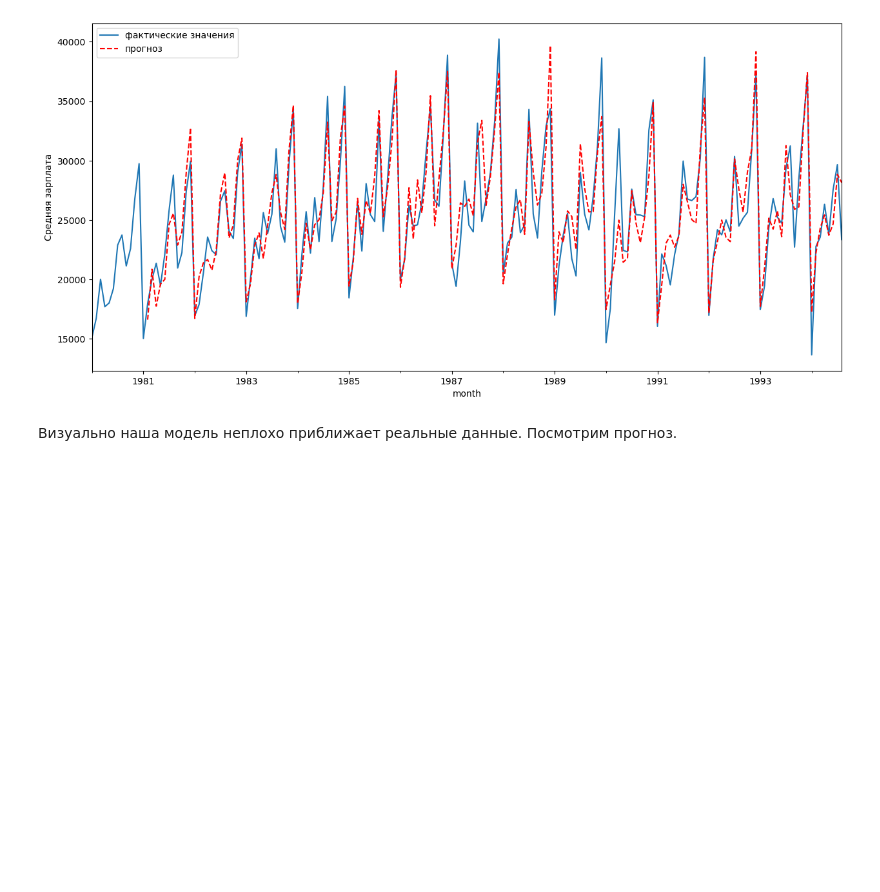
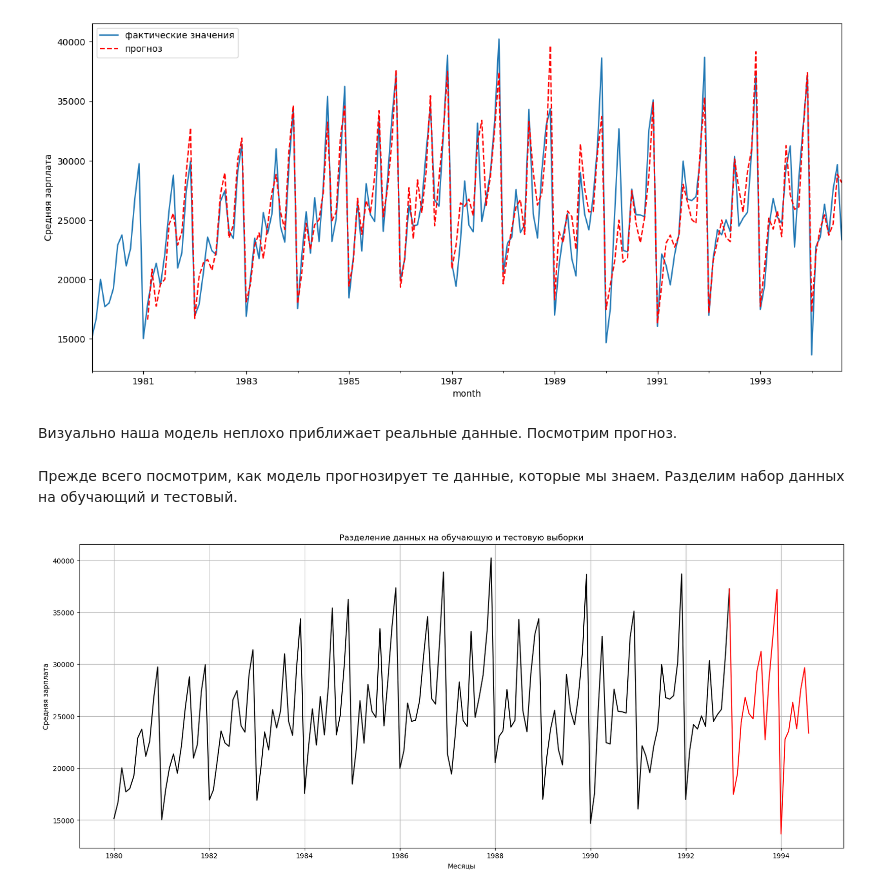
Before and after one commit to AlexanderFA/susu_search_retrieval_analysis, a Jupyter notebook: lab3/task3_1.ipynb, the cells around one changed output. Saved outputs shown, nothing was run; the diff lists cells and outputs as text; code cells hidden in the pictures; blank space fills up the shorter version.

Commit message:
Lab 3 - 7 train and test

```diff
--- a/lab3/task3_1.ipynb
+++ b/lab3/task3_1.ipynb
@@ -267,3 +267,28 @@ plt.show()
 [figure]
 # %% [markdown]
 Визуально наша модель неплохо приближает реальные данные. Посмотрим прогноз.
+# %% [markdown]
+
+Прежде всего посмотрим, как модель прогнозирует те данные, которые мы знаем. Разделим набор данных на обучающий и тестовый.
+# %%
+# обучающая выборка будет включать данные до декабря 1992 года включительно
+train = df[:'1992-12-01']
+# тестовая выборка начнется с января 1993 года
+test = df['1992-12-01':]
+# %%
+# Посмотрим на разделение на графике
+plt.figure(figsize=(20,8))
+plt.plot(train['sales'], color = "black")
+plt.plot(test['sales'], color = "red")
+
+# заголовок и подписи к осям
+plt.title('Разделение данных на обучающую и тестовую выборки')
+plt.ylabel('Средняя зарплата')
+plt.xlabel('Месяцы')
+
+# добавим сетку
+plt.grid()
+
+plt.show()
+# %% [output]
+[figure, added]
```
Also changed, not shown: parts of 5 cells of this notebook.
